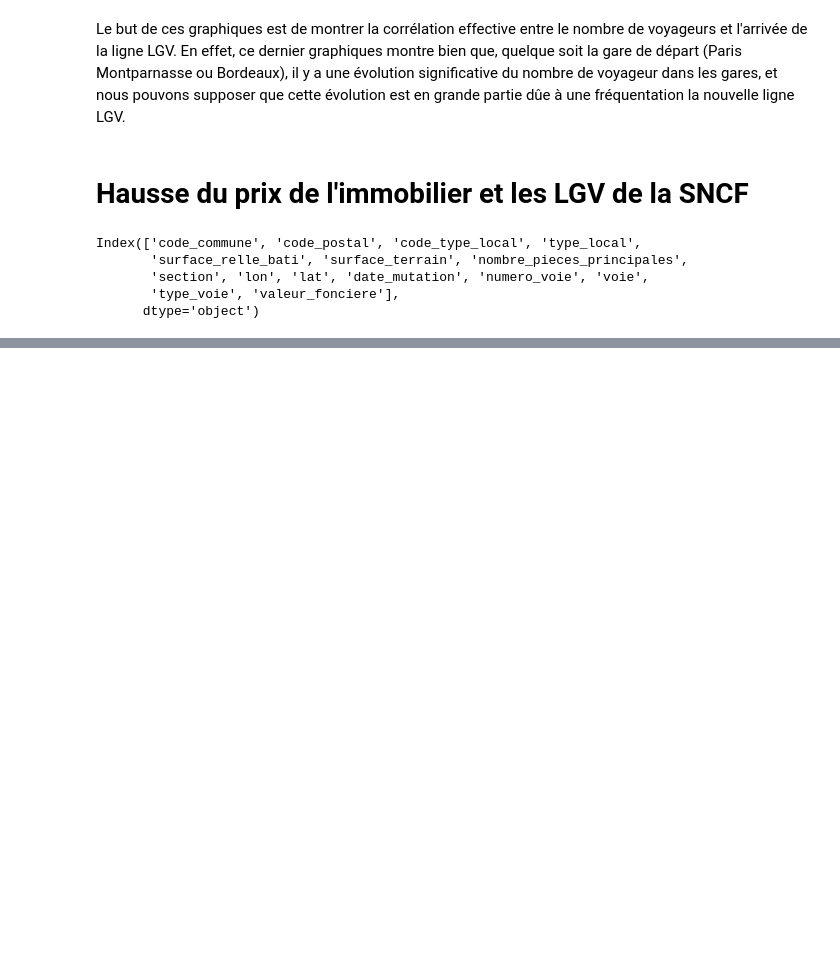
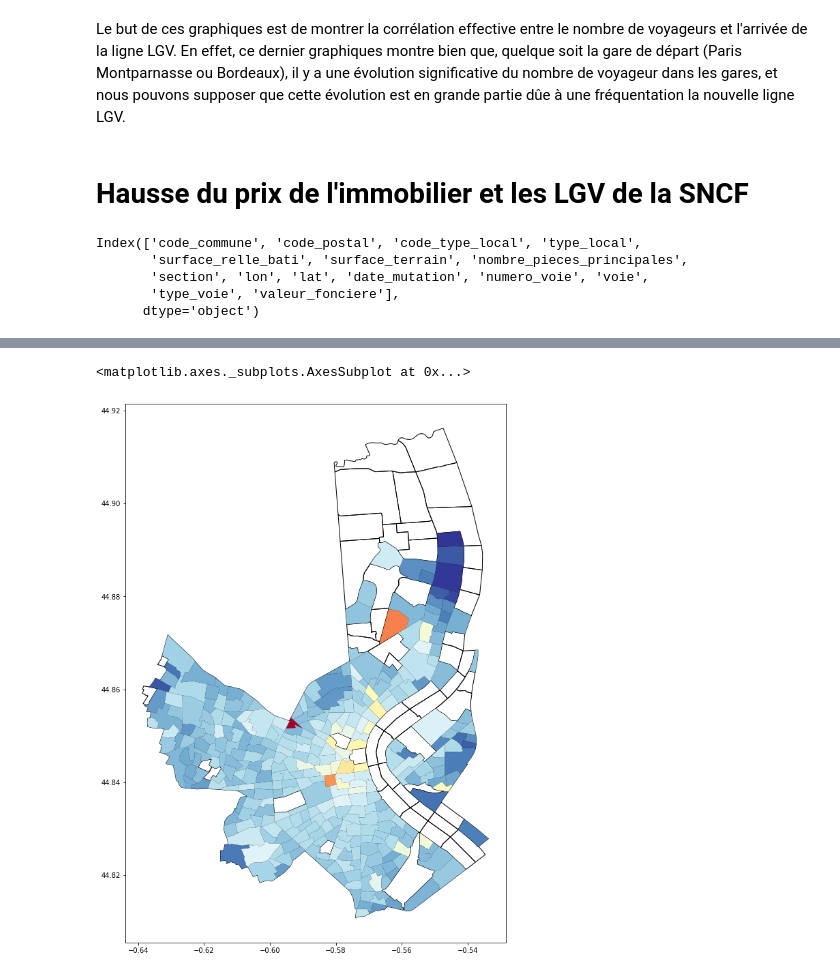
Before and after one commit to mdlbm/SNCF-Immobilier, a Jupyter notebook: Projet.ipynb, the cells around one changed output, grey strips where cells are left out. Cells and saved outputs as stored; diff of their text form; code cells hidden in the pictures; blank space fills up the shorter version.

Commit message:
Heatmap prix moyen m2

```diff
--- a/Projet.ipynb
+++ b/Projet.ipynb
@@ -285,0 +311,6 @@ data_json.sort_values("valeur_m2", ascending = True).head(20)
+# %%
+bordeaux_sections = gpd.read_file('https://raw.githubusercontent.com/mdlbm/SNCF-Immobilier/Mats/cadastre-33063-sections.json') #Importation des sections cadastrale de Bordeaux
+bordeaux_sections=bordeaux_sections.rename(columns={'code':'section'}) # Renommage de la colonne code en section pour permettre la fusion par section cadastrale
+valeurs_m2_agg = data_json.groupby('section').mean('valeur_m2').reset_index() #Création d'une data frame regroupant la moyenne de la valeur au m2 par section cadastrale
+
+bordeaux_sections.merge(valeurs_m2_agg) #Fusion des sections cadastrales
@@ -286,3 +331,10 @@ data_json.sort_values("valeur_m2", ascending = True).head(20)
+# %%
+#Affichage d'une heatmap fonction du prix moyen du m2 à Bordeaux sur la période 2015-2019
+base = bordeaux_sections.plot(edgecolor = 'black', figsize = (10,20), facecolor = 'none')
+bordeaux_sections.merge(valeurs_m2_agg).plot(column='valeur_m2',cmap = 'RdYlBu_r', ax=base)
+# %% [output]
+<matplotlib.axes._subplots.AxesSubplot at 0x...>
+[figure, added]
 # %%
 # data_json["voie"].unique().shape
 # %%
```
Also changed, not shown: parts of 11 cells of this notebook.
